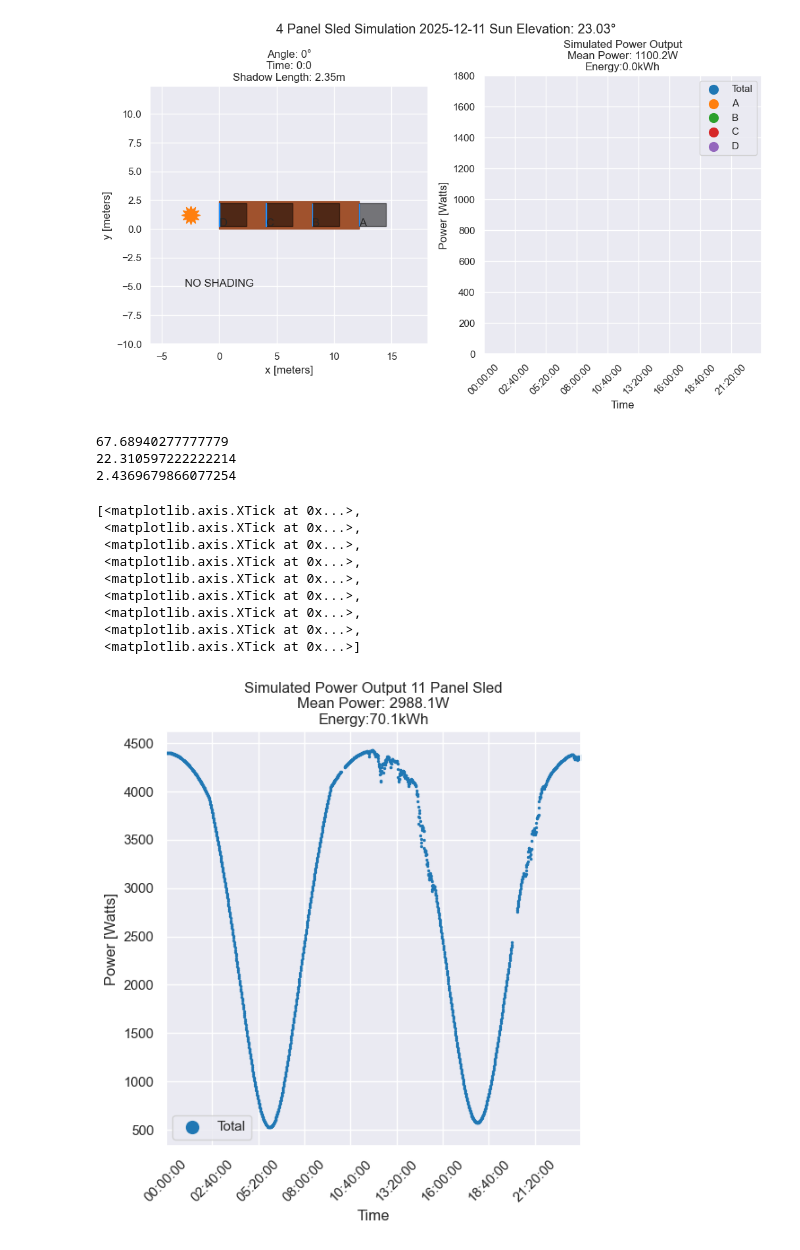
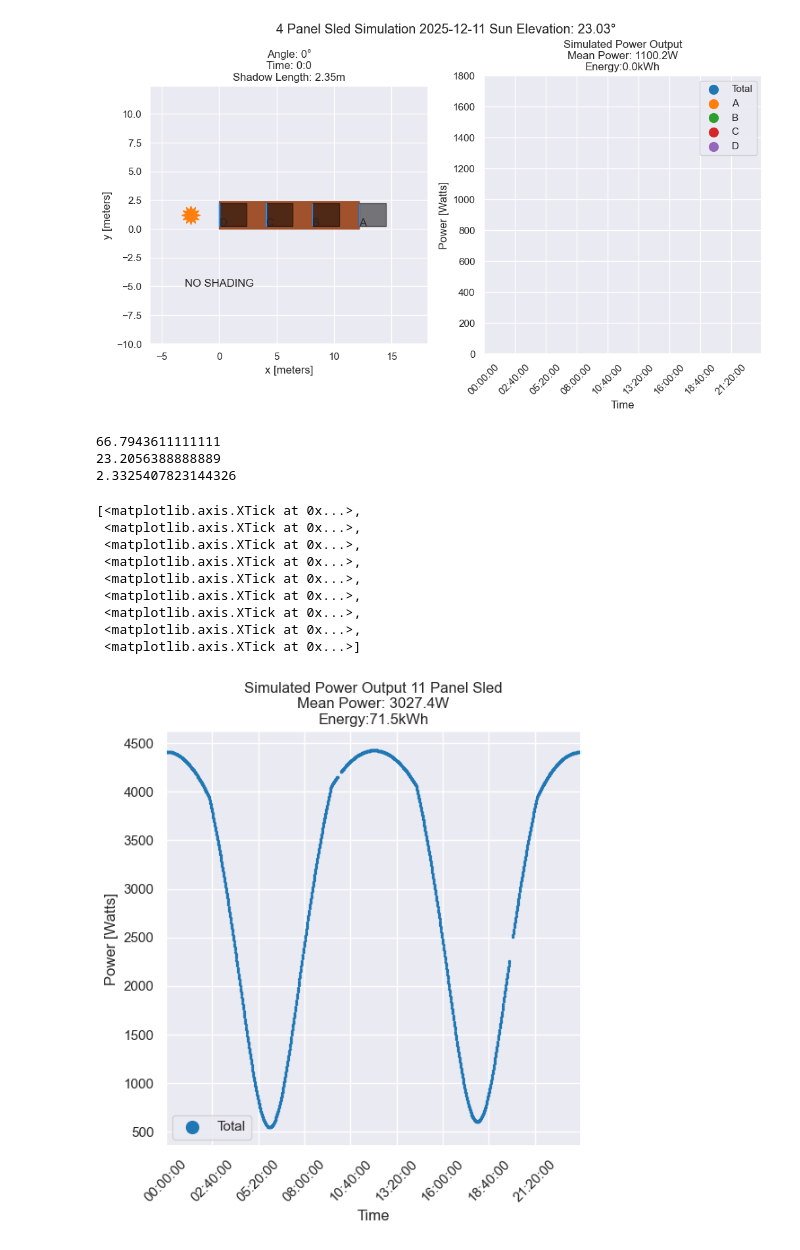
Before and after one commit to Manish-Khanalv1/South-Pole-Data, a Jupyter notebook: Analysis/Model/ArrayDiagrams.ipynb, the cells around one changed output. Saved outputs shown, nothing was run; the diff lists cells and outputs as text; code cells hidden in the pictures.

```diff
--- a/Analysis/Model/ArrayDiagrams.ipynb
+++ b/Analysis/Model/ArrayDiagrams.ipynb
@@ -2165,7 +2170,7 @@ ani.save(f'SledArrayDesignes/LinearSledArray_{year}_{day}.gif', writer=writer)
 NO SHADING
 [figure]
 # %%
-#11 sled Carsten
+#11 panel sled in line just plot
 import matplotlib.pyplot as plt
 from matplotlib.patches import Polygon
 import numpy as np
@@ -2309,8 +2314,8 @@ def Import_NOAA_Data(year, day):
     return NZDTdir_ir,NZDTdiff_ir, NZDTup_ir, NOAA_time, NZDT_Zenith
 
 
-day = 8
-year = 26
+day = 348
+year = 25
 
 direct_irradiance, diffuse_irradiance, upwelling_irradiance, NOAA_time, solar_zenith = Import_NOAA_Data(year,day)
 
@@ -2349,35 +2354,36 @@ for a in angles:
 total_power = np.array(sim_powers).sum(axis=0)
 # sim_A, sim_B, sim_C, sim_D = sim_powers
 
 mean_power = np.nanmean(total_power)
 
 
 fig, ax = plt.subplots(figsize = (12,6))
 
 ax.cla()
 ax.set_xlim(0, 1440)
 # ax.set_ylim(0, 10)
 ax.scatter(np.linspace(0,1440,1440), total_power, s = 2, color = 'tab:blue', label = 'Total')
 ax.legend(markerscale = 7)
 # ax[1].set_aspect('equal')
 ax.set_box_aspect(1)
 energy = trapezoid(np.nan_to_num(total_power,nan = 0),dx=60)/(1000*60**2)
 ax.set_title(f'Simulated Power Output 11 Panel Sled\nMean Power: {np.round(mean_power,1)}W\nEnergy:{np.round(energy,1)}kWh')
+# plt.suptitle(f'11 Panel Sled Simulation {Date} Sun Elevation: {np.round(solar_elevation,3)}°')
 ax.set_xlabel('Time')
 ax.set_ylabel('Power [Watts]')
 ax.set_xticks(np.linspace(0,1440,1440)[::160],labels = NOAA_time[::160], rotation = 45)
 # %% [output]
-67.68940277777779
-22.310597222222214
-2.4369679866077254
+66.7943611111111
+23.2056388888889
+2.3325407823144326
 [<matplotlib.axis.XTick at 0x...>,
  <matplotlib.axis.XTick at 0x...>,
  <matplotlib.axis.XTick at 0x...>,
  <matplotlib.axis.XTick at 0x...>,
  <matplotlib.axis.XTick at 0x...>,
  <matplotlib.axis.XTick at 0x...>,
  <matplotlib.axis.XTick at 0x...>,
  <matplotlib.axis.XTick at 0x...>,
  <matplotlib.axis.XTick at 0x...>]
-[figure, old version]
+[figure, new version]
 # %%
```
Also changed, not shown: parts of 10 cells of this notebook, 8 other files.
